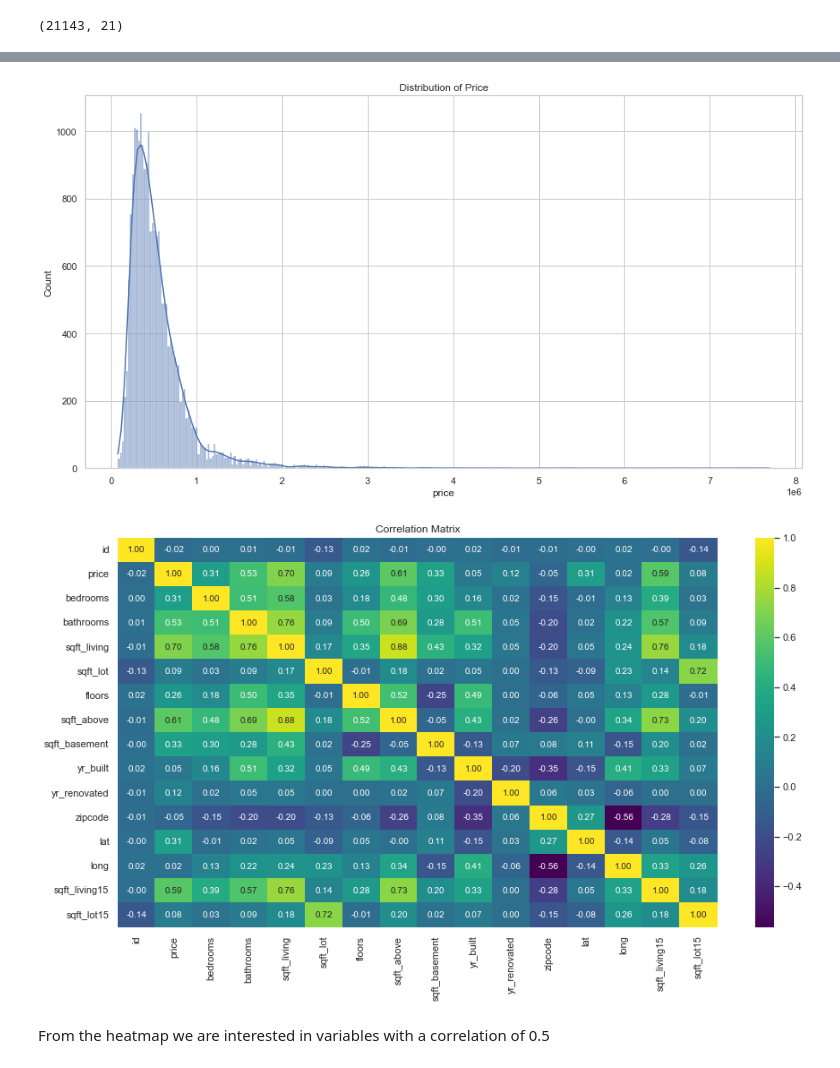
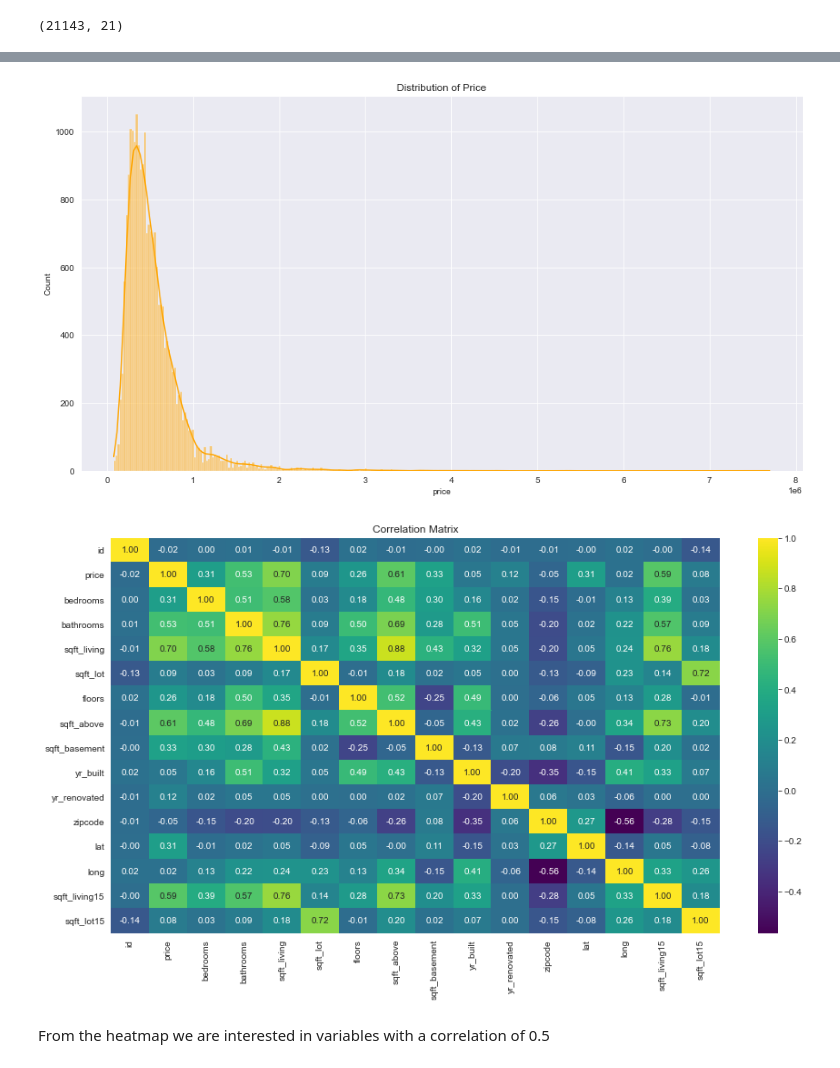
Before and after one commit to bulemi2/PPROJECT, a Jupyter notebook: HOUSING.ipynb, the cells around one changed output, grey strips where cells are left out. Saved outputs shown, nothing was run; the diff lists cells and outputs as text; code cells hidden in the pictures.

```diff
--- a/HOUSING.ipynb
+++ b/HOUSING.ipynb
@@ -229,22 +229,24 @@ data.describe()
 # Distribution of price
 
 plt.figure(figsize=(15, 8))
-sns.histplot(data=data, x='price', kde=True)
+sns.set_style("darkgrid")
+sns.histplot(data=data, x='price', kde=True, color= "orange")
 plt.title("Distribution of Price")
 
 plt.show()
 # %% [output]
-[figure, old version]
+[figure, new version]
 # %%
 # Correlation matrix for variables in dataset
 
 plt.figure(figsize=(15, 8))
+sns.set_style("darkgrid")
 sns.heatmap(data.corr(), annot=True, cmap='viridis', fmt='.2f')
 plt.title("Correlation Matrix")
 
 plt.show()
 # %% [output]
-[figure, old version]
+[figure, new version]
 # %% [markdown]
 From the heatmap we are interested in variables with a correlation of 0.5
 # %%
```
Also changed, not shown: parts of 10 cells of this notebook.
